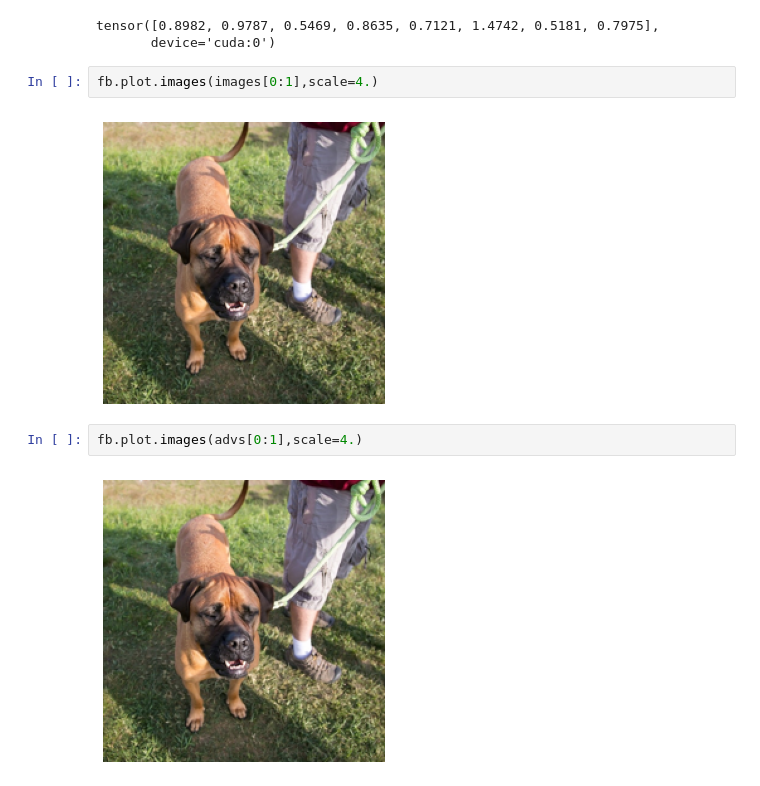
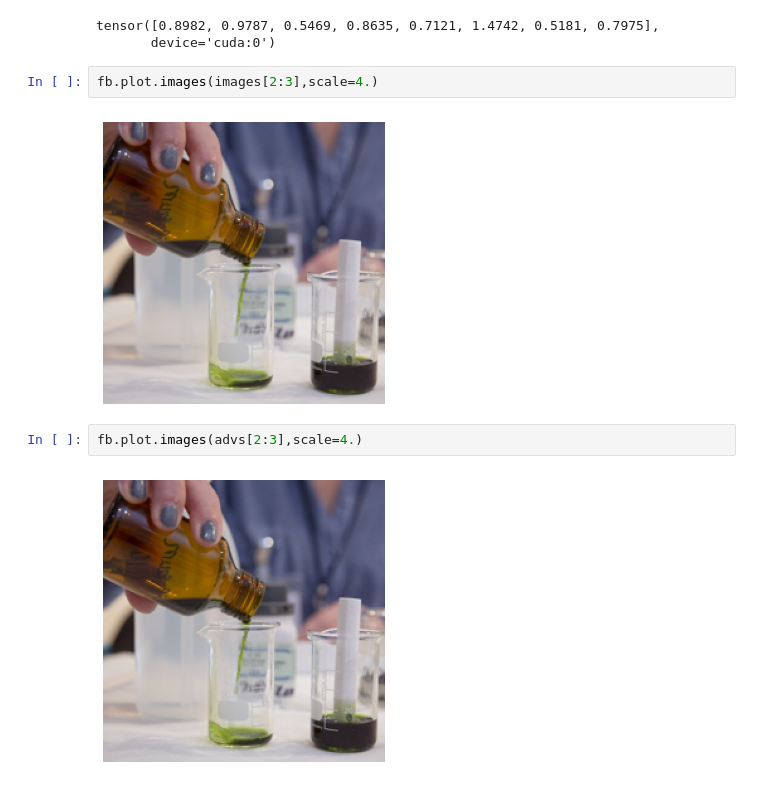
Before and after one commit to ccfarah/AdversarialADR, a Jupyter notebook: example_attack.ipynb, the cells around one changed output. Cells and saved outputs as stored; diff of their text form.

```diff
--- a/example_attack.ipynb
+++ b/example_attack.ipynb
@@ -63,11 +60,11 @@ fb.distances.l2(images, advs)
 tensor([0.8982, 0.9787, 0.5469, 0.8635, 0.7121, 1.4742, 0.5181, 0.7975],
        device='cuda:0')
 # %%
-fb.plot.images(images[0:1],scale=4.)
+fb.plot.images(images[2:3],scale=4.)
 # %% [output]
-[figure, old version]
+[figure, new version]
 # %%
-fb.plot.images(advs[0:1],scale=4.)
+fb.plot.images(advs[2:3],scale=4.)
 # %% [output]
-[figure, old version]
+[figure, new version]
 # %%
```
Also changed, not shown: parts of 5 cells of this notebook.
